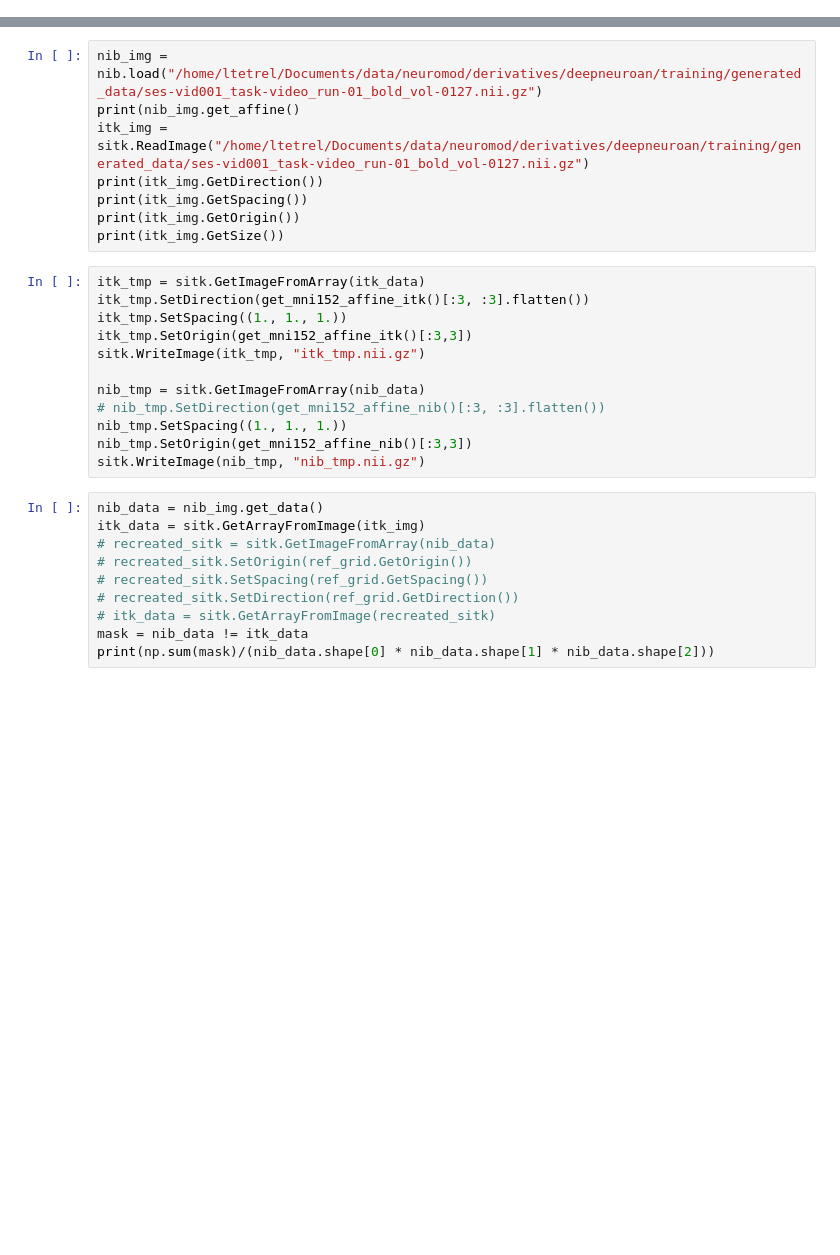
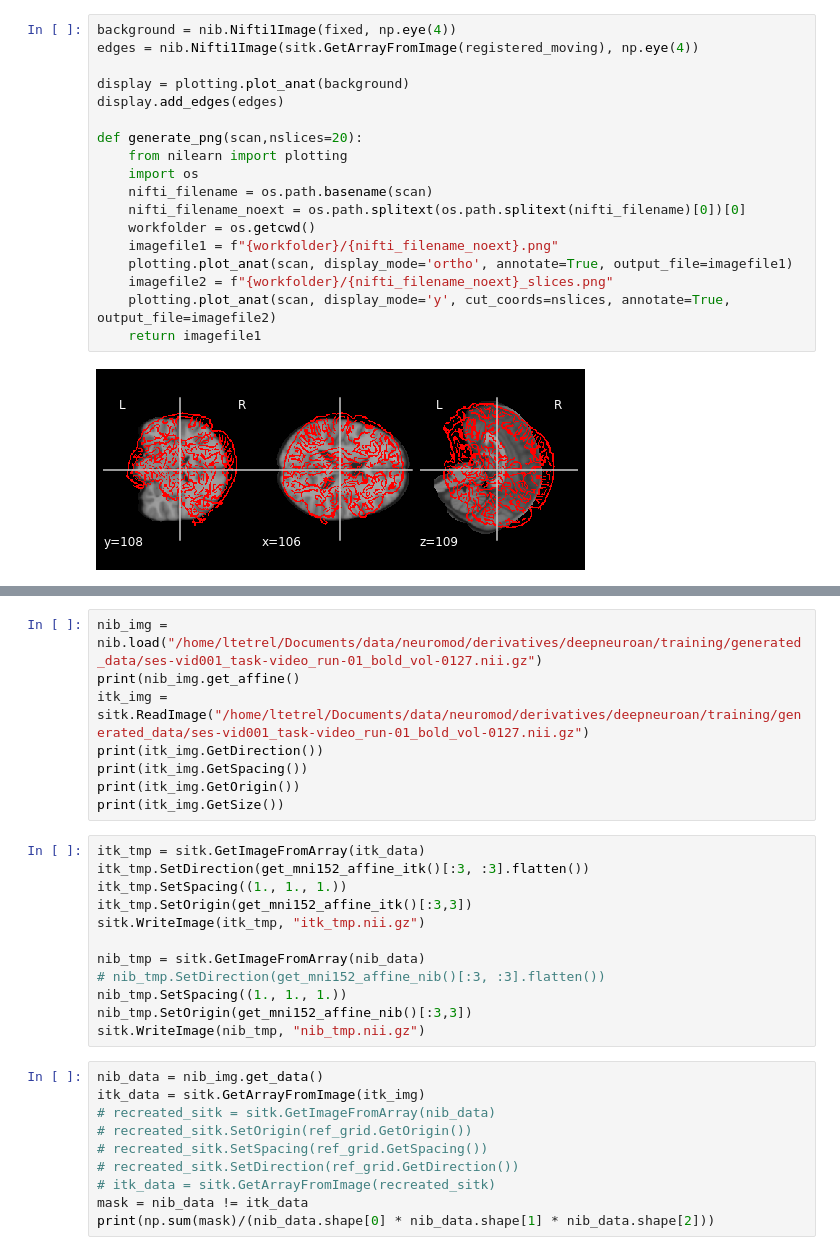
Before and after one commit to SIMEXP/DeepNeuroAN, a Jupyter notebook: notebooks/dice_callback.ipynb, the cells around one changed output, grey strips where cells are left out. Cells and saved outputs as stored; diff of their text form; blank space fills up the shorter version.

```diff
--- a/notebooks/dice_callback.ipynb
+++ b/notebooks/dice_callback.ipynb
@@ -95 +144,21 @@ print(dice_loss_non_binary(fixed, sitk.GetArrayFromImage(registered_moving)))
+# %%
+background = nib.Nifti1Image(fixed, np.eye(4))
+edges = nib.Nifti1Image(sitk.GetArrayFromImage(registered_moving), np.eye(4))
+
+display = plotting.plot_anat(background)
+display.add_edges(edges)
+
+def generate_png(scan,nslices=20):
+    from nilearn import plotting
+    import os
+    nifti_filename = os.path.basename(scan)
+    nifti_filename_noext = os.path.splitext(os.path.splitext(nifti_filename)[0])[0]
+    workfolder = os.getcwd()
+    imagefile1 = f"{workfolder}/{nifti_filename_noext}.png"
+    plotting.plot_anat(scan, display_mode='ortho', annotate=True, output_file=imagefile1)
+    imagefile2 = f"{workfolder}/{nifti_filename_noext}_slices.png"
+    plotting.plot_anat(scan, display_mode='y', cut_coords=nslices, annotate=True, output_file=imagefile2)
+    return imagefile1
+# %% [output]
+[figure, added]
 # %%
```
Also changed, not shown: parts of 10 cells of this notebook, 27 other files.
